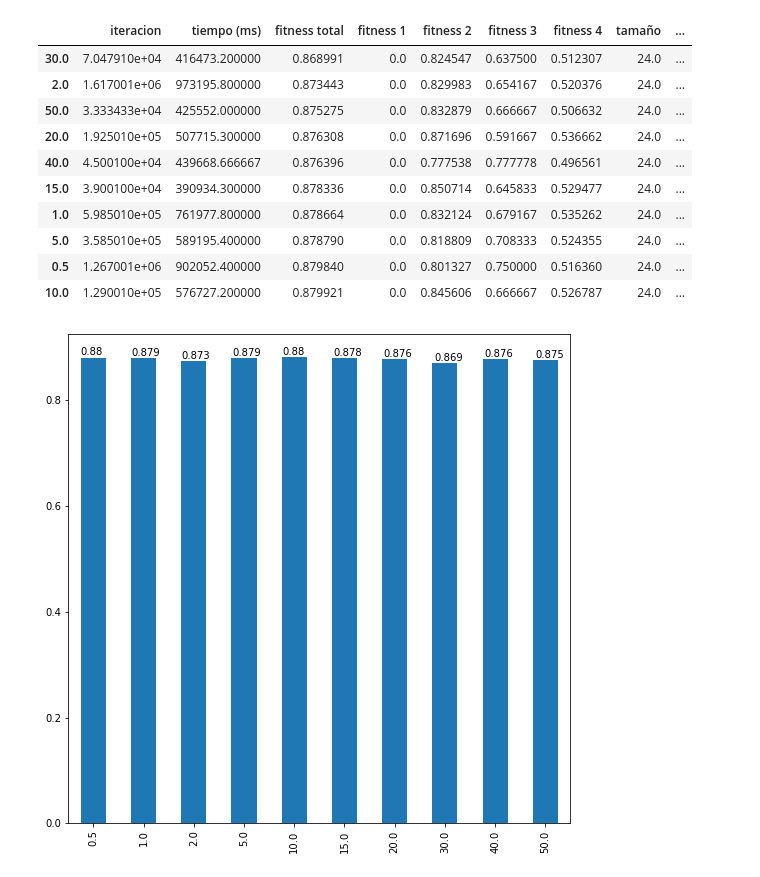
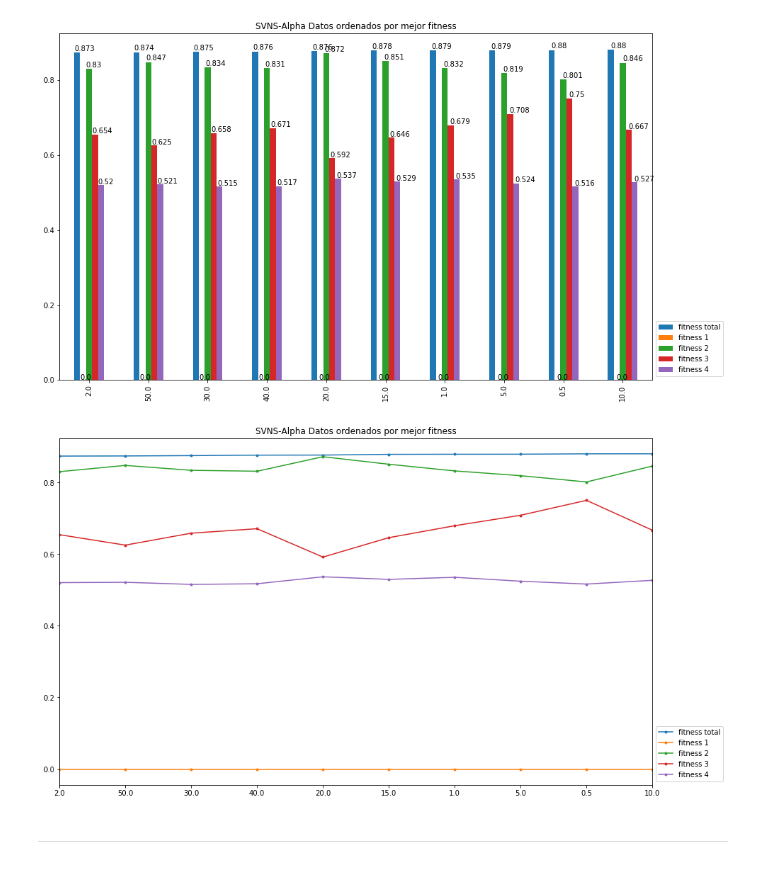
Before and after one commit to zerolfer/TFM-graficador, a Jupyter notebook: Ajuste-parametrico.ipynb, the cells around one changed output. Cells and saved outputs as stored; diff of their text form; code cells hidden in the pictures.

```diff
--- a/Ajuste-parametrico.ipynb
+++ b/Ajuste-parametrico.ipynb
@@ -16 +88,8 @@ def cargar_ejecuciones(path):
+# %%
+dibujar_datos(datos_ordenados, "{0} {1}".format(parametro,"Datos ordenados por mejor fitness"))
+# %% [output]
+[figure, added]
+[figure, added]
+# %% [markdown]
+____
 # %%
@@ -25,32 +109,0 @@ def procesar_medias(dfs):
-# %%
-base_path = "C:\\Users\\Administrador\\Documents\\Proyecto-Salomon\\resultados\\Caso1Id1m-01-01-2019\\VNS\\Trazas\\SVNS\\slots"
-sub_paths = ["0.5", "1.0", "2.0", "5.0", "10.0", "15.0", "20.0", "30.0", "40.0", "50.0"]
-
-datos_medios_dict = {}
-
-for sub_path in sub_paths:
-    dfs = cargar_ejecuciones(base_path + "\\" + sub_path)
-    datos_medios_dict[sub_path] = procesar_medias(dfs)
-
-# presentar_datos_medios, ordenador de mejor a peor
-datos_medios = pd.DataFrame(data=datos_medios_dict).transpose().sort_values(by=['fitness total'])
-datos_medios
-# %% [output]
-|  | iteracion | tiempo (ms) | fitness total | fitness 1 | fitness 2 | fitness 3 | fitness 4 | tamaño | ... |
-| 30.0 | 7.047910e+04 | 416473.200000 | 0.868991 | 0.0 | 0.824547 | 0.637500 | 0.512307 | 24.0 | ... |
-| 2.0 | 1.617001e+06 | 973195.800000 | 0.873443 | 0.0 | 0.829983 | 0.654167 | 0.520376 | 24.0 | ... |
-| 50.0 | 3.333433e+04 | 425552.000000 | 0.875275 | 0.0 | 0.832879 | 0.666667 | 0.506632 | 24.0 | ... |
-| 20.0 | 1.925010e+05 | 507715.300000 | 0.876308 | 0.0 | 0.871696 | 0.591667 | 0.536662 | 24.0 | ... |
-| 40.0 | 4.500100e+04 | 439668.666667 | 0.876396 | 0.0 | 0.777538 | 0.777778 | 0.496561 | 24.0 | ... |
-| 15.0 | 3.900100e+04 | 390934.300000 | 0.878336 | 0.0 | 0.850714 | 0.645833 | 0.529477 | 24.0 | ... |
-| 1.0 | 5.985010e+05 | 761977.800000 | 0.878664 | 0.0 | 0.832124 | 0.679167 | 0.535262 | 24.0 | ... |
-| 5.0 | 3.585010e+05 | 589195.400000 | 0.878790 | 0.0 | 0.818809 | 0.708333 | 0.524355 | 24.0 | ... |
-| 0.5 | 1.267001e+06 | 902052.400000 | 0.879840 | 0.0 | 0.801327 | 0.750000 | 0.516360 | 24.0 | ... |
-| 10.0 | 1.290010e+05 | 576727.200000 | 0.879921 | 0.0 | 0.845606 | 0.666667 | 0.526787 | 24.0 | ... |
-# %%
-ax=datos_medios["fitness total"].plot.bar(y="fitness total")
-for p in ax.patches:
-    ax.annotate(str(round(p.get_height(),3)), (p.get_x() * 1.005, p.get_height() * 1.005))
-plt.show()
-# %% [output]
-[figure, removed]
```
Also changed, not shown: parts of 11 cells of this notebook.
